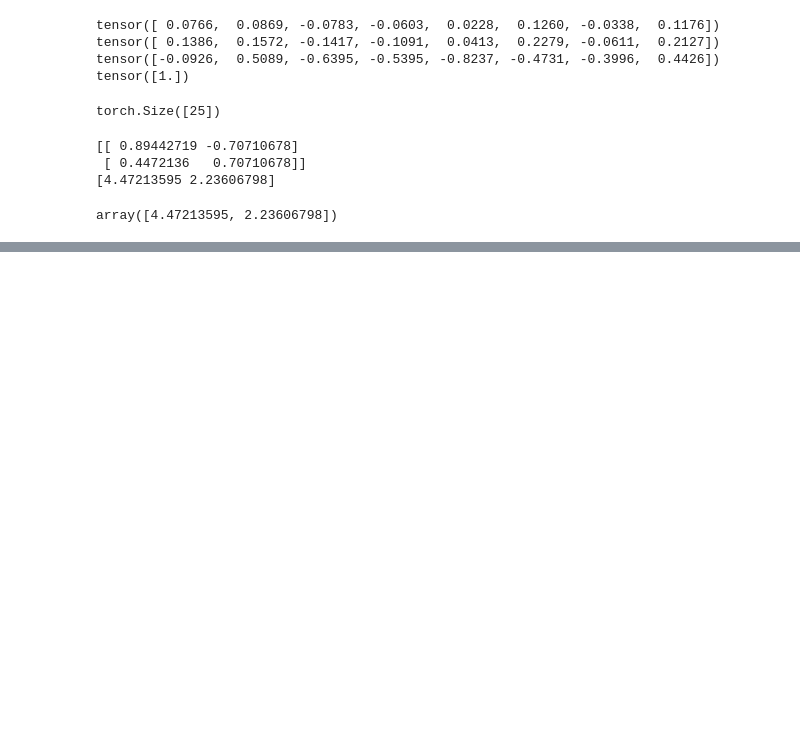
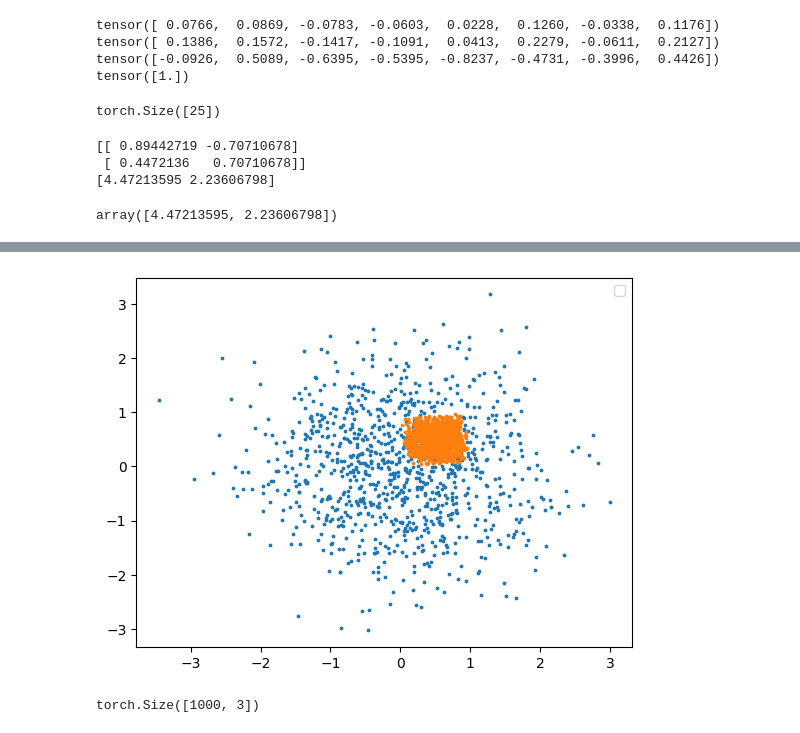
Before and after one commit to geovlach10/Spheroid_PINN, a Jupyter notebook: notebooks/playground.ipynb, the cells around one changed output, grey strips where cells are left out. Cells and saved outputs as stored; diff of their text form; code cells hidden in the pictures; blank space fills up the shorter version.

```diff
--- a/notebooks/playground.ipynb
+++ b/notebooks/playground.ipynb
@@ -112,0 +130,10 @@ torch.Size([1000, 128])
+# %%
+import torch.nn.functional as F
+
+x = torch.randn([1000, 2])
+scatter_col_wise(x)
+
+sig_x = F.sigmoid(x)
+scatter_col_wise(sig_x)
+# %% [output]
+[figure, added]
@@ -112,0 +177,13 @@ torch.Size([1000, 128])
+# %%
+from trastuzumab.neural_nets import RWFLinear
+import torch
+
+x = torch.rand([1000, 2])
+linear1 = RWFLinear(2, 16, initialization='xavier_normal')
+linear2 = RWFLinear(16, 16)
+linear3 = RWFLinear(16, 16)
+linear4 = RWFLinear(16, 3)
+
+linear4(linear3(linear2(linear1(x)))).shape
+# %% [output]
+torch.Size([1000, 3])
```
Also changed, not shown: parts of 4 cells of this notebook, 3 other files.
